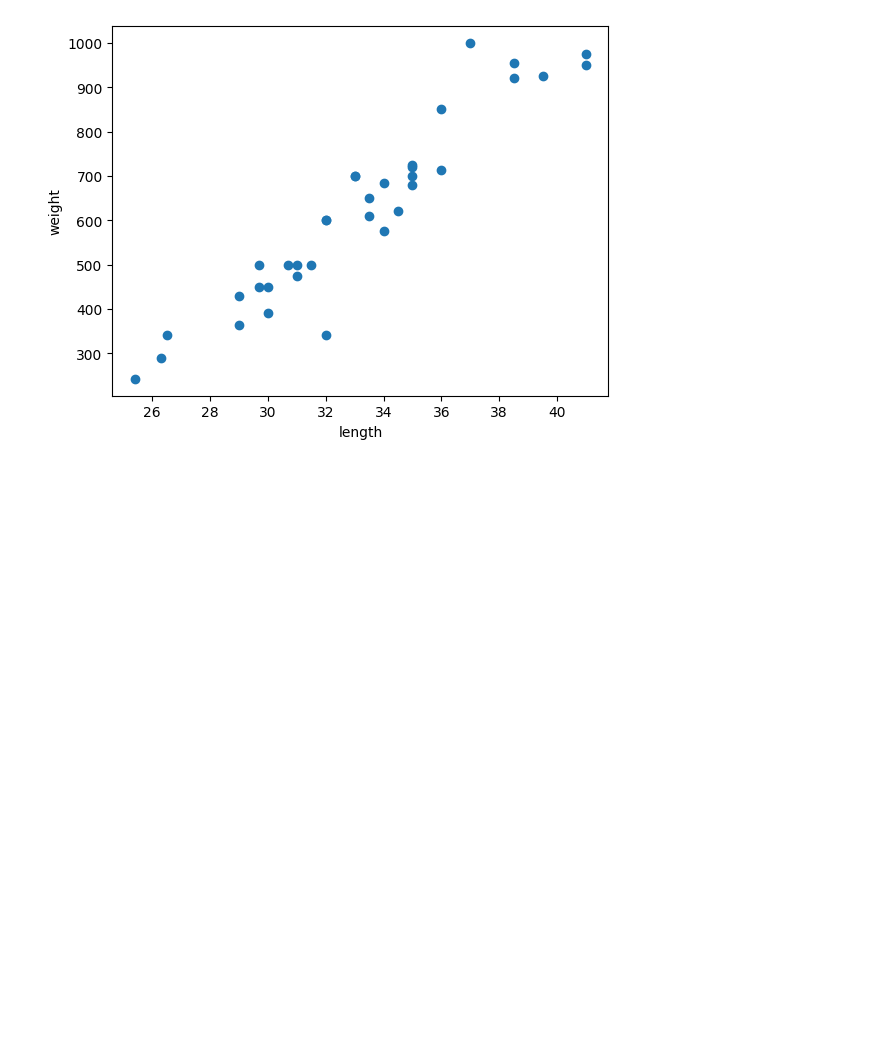
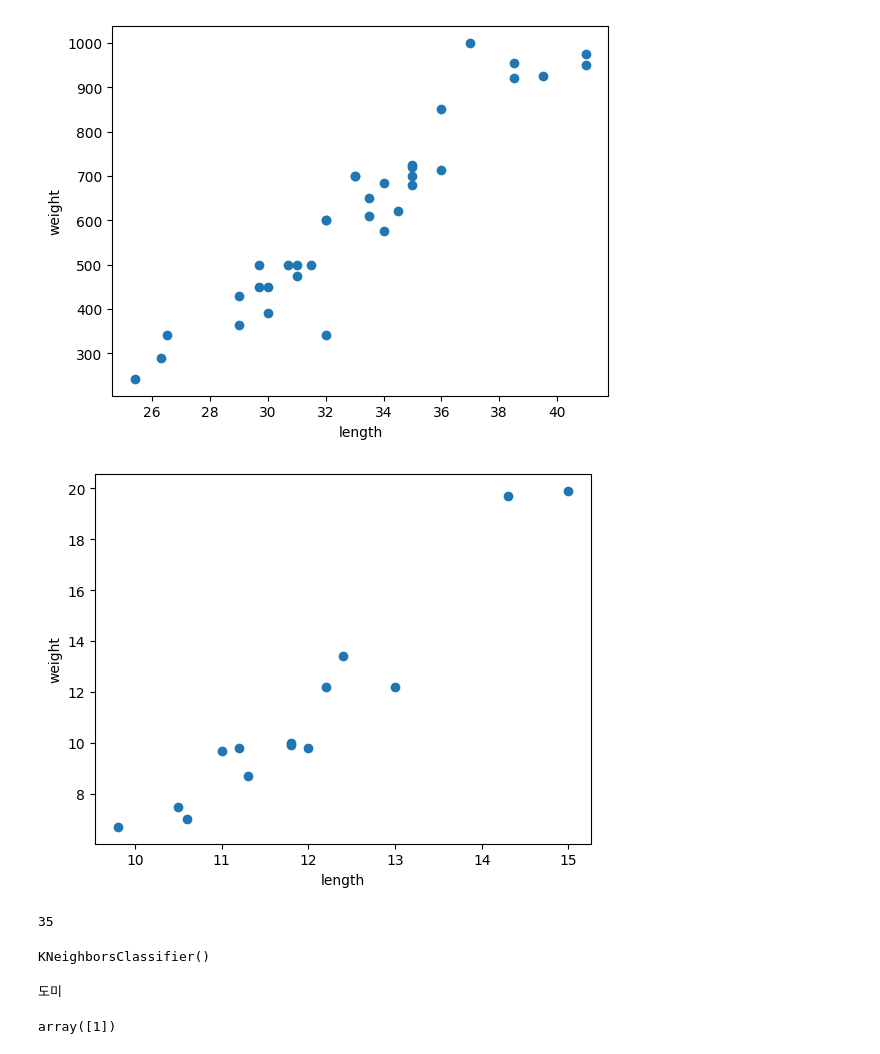
Before and after one commit to GITSangWoo/fishmlserv, a Jupyter notebook: note/untitle.ipynb, the cells around one changed output. Saved outputs shown, nothing was run; the diff lists cells and outputs as text; code cells hidden in the pictures; blank space fills up the shorter version.

```diff
--- a/note/untitle.ipynb
+++ b/note/untitle.ipynb
@@ -20,3 +58,14 @@ plt.ylabel('weight')
 plt.show()
 # %% [output]
 [figure]
+# %%
+plt.scatter(smelt_length, smelt_weight)
+plt.xlabel('length')
+plt.ylabel('weight')
+plt.show()
+# %% [output]
+[figure, added]
+# %%
+len(bream_length)
+# %% [output]
+35
@@ -22,0 +82,15 @@ plt.show()
+# %%
+from sklearn.neighbors import KNeighborsClassifier
+kn = KNeighborsClassifier()
+
+# 데이터를 ML 에 먹인다
+kn.fit(fish_data, fish_target)
+# %% [output]
+KNeighborsClassifier()
+# %%
+if kn.predict([[30, 600]])[0] == 1:
+    print('도미')
+else:
+    print('빙어')
+# %% [output]
+도미
@@ -22,0 +101,8 @@ plt.show()
+# %%
+### 모델 불러오기
+with open("model.pkl", "rb") as f:
+    fish_model = pickle.load(f)
+
+fish_model.predict([[30.1, 600.123]])
+# %% [output]
+array([1])
```
Also changed, not shown: parts of 42 cells of this notebook, 5 other files.
